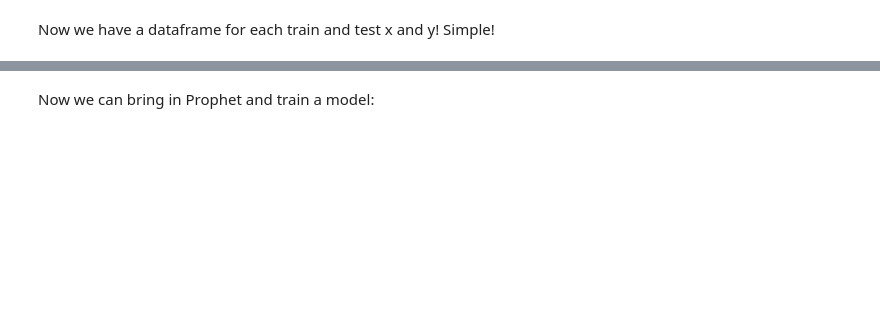
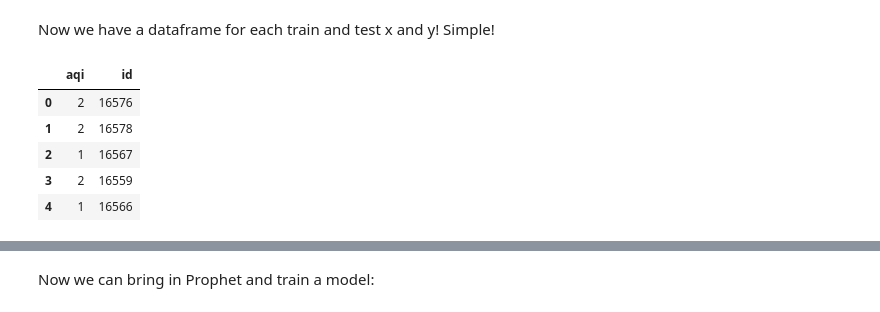
Before and after one commit to achi113s/AQIPrediction, a Jupyter notebook: 3_model_training_nb.ipynb, the cells around one changed output, grey strips where cells are left out. Drawn from its saved outputs; the diff is of its cells as text; code cells hidden in the pictures; blank space fills up the shorter version.

```diff
--- a/3_model_training_nb.ipynb
+++ b/3_model_training_nb.ipynb
@@ -138,3 +147,12 @@ test_x, test_y = feature_view.get_training_data(2)
 # %% [markdown]
 Now we have a dataframe for each train and test x and y! Simple!
+# %%
+train_y.head()
+# %% [output]
+|  | aqi | id |
+| 0 | 2 | 16576 |
+| 1 | 2 | 16578 |
+| 2 | 1 | 16567 |
+| 3 | 2 | 16559 |
+| 4 | 1 | 16566 |
 # %%
```
Also changed, not shown: parts of 29 cells of this notebook.
